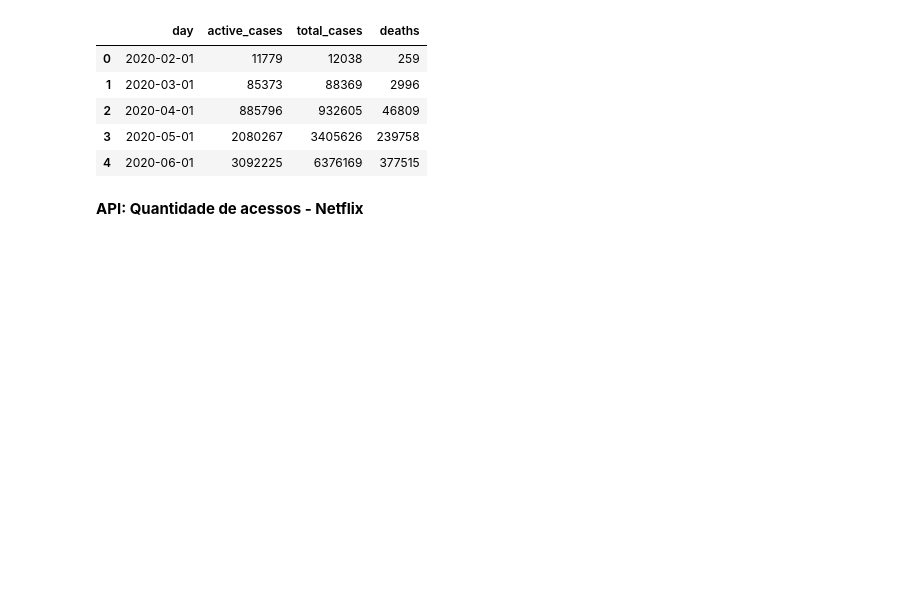
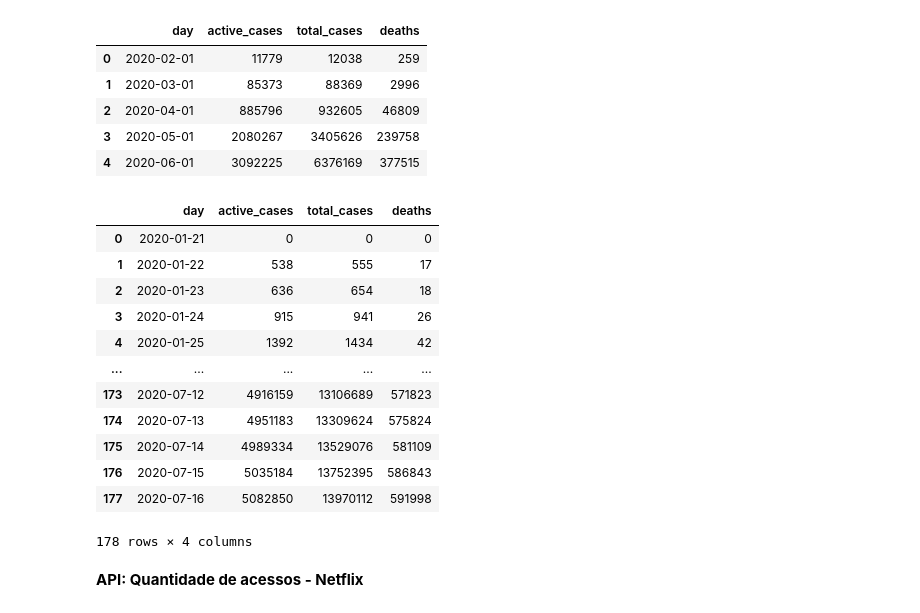
Before and after one commit to yguenka/Campus_Inc_Case, a Jupyter notebook: Campus Inc.ipynb, the cells around one changed output. Drawn from its saved outputs; the diff is of its cells as text; code cells hidden in the pictures; blank space fills up the shorter version.

Commit message:
Case

```diff
--- a/Campus Inc.ipynb
+++ b/Campus Inc.ipynb
@@ -58,6 +58,22 @@ See the caveats in the documentation: https://pandas.pydata.org/pandas-docs/stab
 | 2 | 2020-04-01 | 885796 | 932605 | 46809 |
 | 3 | 2020-05-01 | 2080267 | 3405626 | 239758 |
 | 4 | 2020-06-01 | 3092225 | 6376169 | 377515 |
+# %%
+df_cases
+# %% [output]
+|  | day | active_cases | total_cases | deaths |
+| 0 | 2020-01-21 | 0 | 0 | 0 |
+| 1 | 2020-01-22 | 538 | 555 | 17 |
+| 2 | 2020-01-23 | 636 | 654 | 18 |
+| 3 | 2020-01-24 | 915 | 941 | 26 |
+| 4 | 2020-01-25 | 1392 | 1434 | 42 |
+| ... | ... | ... | ... | ... |
+| 173 | 2020-07-12 | 4916159 | 13106689 | 571823 |
+| 174 | 2020-07-13 | 4951183 | 13309624 | 575824 |
+| 175 | 2020-07-14 | 4989334 | 13529076 | 581109 |
+| 176 | 2020-07-15 | 5035184 | 13752395 | 586843 |
+| 177 | 2020-07-16 | 5082850 | 13970112 | 591998 |
+178 rows × 4 columns
 # %% [markdown]
 <b>API: Quantidade de acessos - Netflix</b>
 # %%
```
Also changed, not shown: 1 other file.
